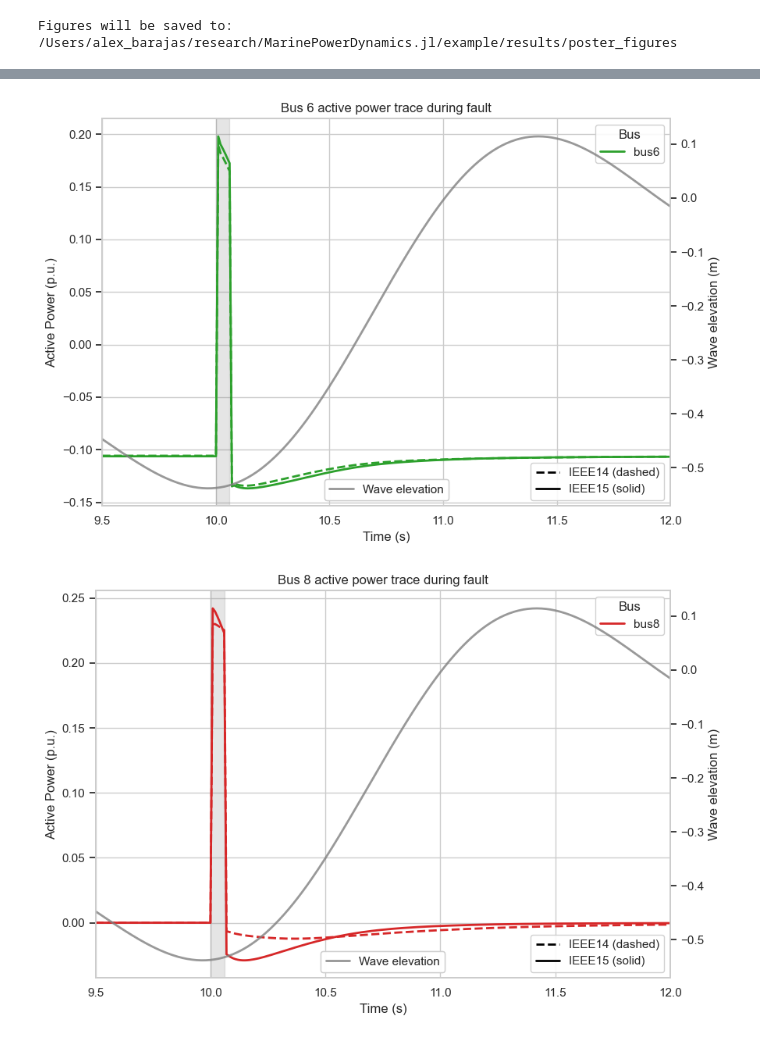
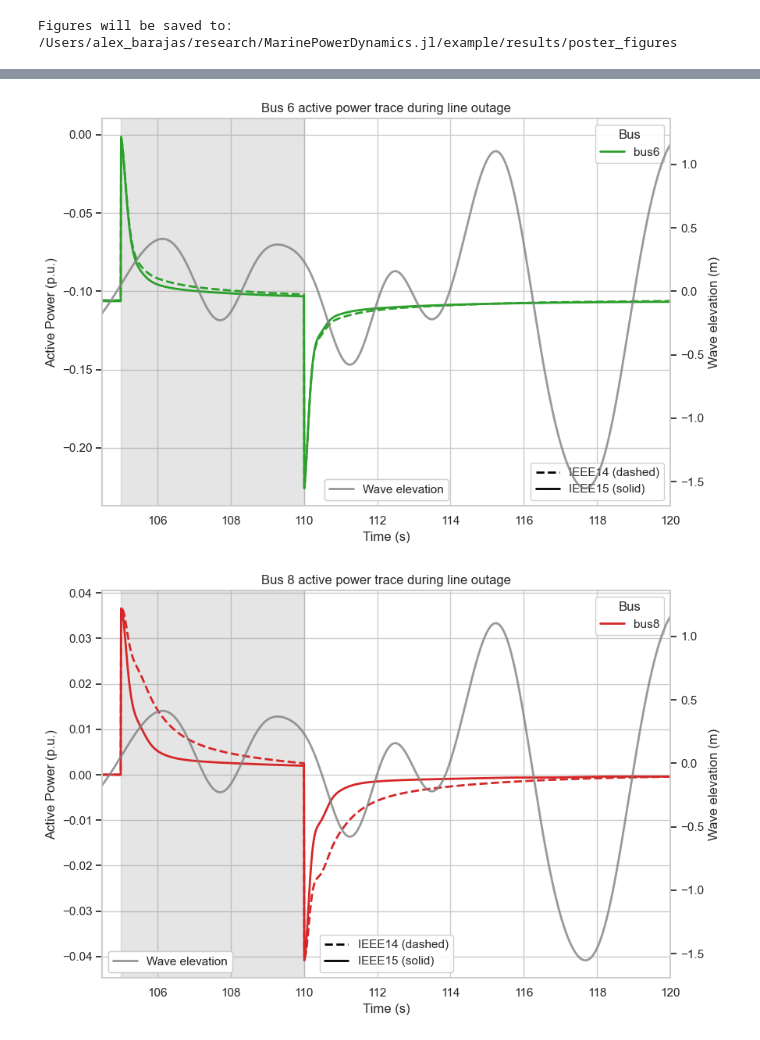
Before and after one commit to barajale/MarinePowerDynamics.jl, a Jupyter notebook: example/NAPS_figures.ipynb, the cells around one changed output, grey strips where cells are left out. Saved outputs shown, nothing was run; the diff lists cells and outputs as text; code cells hidden in the pictures.

```diff
--- a/example/NAPS_figures.ipynb
+++ b/example/NAPS_figures.ipynb
@@ -445,7 +435,7 @@ for bus in freq_buses:
 ax_freq.set_xlabel("Time (s)")
 ax_freq.set_ylabel("Frequency (rad/s)")
 ax_freq.set_title("Bus frequency traces during flat run")
-ax_freq.set_xlim(0.0, 20.0)  # <-- updated to show 0–45 seconds
+ax_freq.set_xlim(*multi_flat_window)
 
 # --- Legends ---
 bus_handles = [plt.Line2D([0], [0], color=colors[bus], lw=2) for bus in freq_buses]
@@ -465,7 +455,7 @@ ax_wave.set_zorder(ax_freq.get_zorder() + 1)
 ax_wave.patch.set_visible(False)
 ax_wave.grid(False)
 
-wave_mask = (wave_time >= 0.0) & (wave_time <= 45.0)
+wave_mask = (wave_time >= multi_flat_window[0]) & (wave_time <= multi_flat_window[1])
 wave_line, = ax_wave.plot(wave_time[wave_mask], wave_elev[wave_mask], color="gray", alpha=0.8, linewidth=2)
 ax_wave.set_ylabel("Wave elevation (m)")
 
@@ -967,13 +1036,13 @@ if bus in p_series_15:
     ax_p.plot(time_fault, p_series_15[bus], linestyle="-", linewidth=2, color=color)
 
 # --- Fault window ---
-ax_p.axvspan(fault_span[0], fault_span[1], color="gray", alpha=0.2)
+ax_p.axvspan(fault_span[0], fault_span[1], color="gray", alpha=0.2, label=fault_label)
 
 # --- Axes and limits ---
 ax_p.set_xlabel("Time (s)")
 ax_p.set_ylabel("Active Power (p.u.)")
-ax_p.set_title("Bus 2 active power trace during fault")
-ax_p.set_xlim(9.5, 12.0)  # focus window
+ax_p.set_title("Bus 2 active power trace during line outage")
+ax_p.set_xlim((104.5, 120))
 
 # --- Bus legend ---
 bus_handle = plt.Line2D([0], [0], color=color, lw=2)
@@ -997,7 +1066,8 @@ ax_wave.set_zorder(ax_p.get_zorder() + 1)
 ax_wave.patch.set_visible(False)
 ax_wave.grid(False)
 
-wave_mask = (wave_time >= 9.5) & (wave_time <= 12.0)
+win = get_window("bus_active_power_fault", "bus2", active_default_window)
+wave_mask = (wave_time >= win[0]) & (wave_time <= win[1])
 wave_legend = None
 if np.any(wave_mask):
     wave_line, = ax_wave.plot(
@@ -1051,13 +1121,13 @@ if bus in p_series_15:
     ax_p.plot(time_fault, p_series_15[bus], linestyle="-", linewidth=2, color=color)
 
 # --- Fault window ---
-ax_p.axvspan(fault_span[0], fault_span[1], color="gray", alpha=0.2)
+ax_p.axvspan(fault_span[0], fault_span[1], color="gray", alpha=0.2, label=fault_label)
 
 # --- Axes and limits ---
 ax_p.set_xlabel("Time (s)")
 ax_p.set_ylabel("Active Power (p.u.)")
-ax_p.set_title("Bus 3 active power trace during fault")
-ax_p.set_xlim(9.5, 12.0)  # focus window
+ax_p.set_title("Bus 3 active power trace during line outage")
+ax_p.set_xlim((104.5, 120))
 
 # --- Bus legend ---
 bus_handle = plt.Line2D([0], [0], color=color, lw=2)
@@ -1081,7 +1151,8 @@ ax_wave.set_zorder(ax_p.get_zorder() + 1)   # wave line visible
 ax_wave.patch.set_visible(False)            # transparent background
 ax_wave.grid(False)
 
-wave_mask = (wave_time >= 9.5) & (wave_time <= 12.0)
+win = get_window("bus_active_power_fault", "bus3", active_default_window)
+wave_mask = (wave_time >= win[0]) & (wave_time <= win[1])
 wave_legend = None
 if np.any(wave_mask):
     wave_line, = ax_wave.plot(
@@ -1135,13 +1206,13 @@ if bus in p_series_15:
     ax_p.plot(time_fault, p_series_15[bus], linestyle="-", linewidth=2, color=color)
 
 # --- Fault window ---
-ax_p.axvspan(fault_span[0], fault_span[1], color="gray", alpha=0.2)
+ax_p.axvspan(fault_span[0], fault_span[1], color="gray", alpha=0.2, label=fault_label)
 
 # --- Axes and limits ---
 ax_p.set_xlabel("Time (s)")
 ax_p.set_ylabel("Active Power (p.u.)")
-ax_p.set_title("Bus 6 active power trace during fault")
-ax_p.set_xlim(9.5, 12.0)
+ax_p.set_title("Bus 6 active power trace during line outage")
+ax_p.set_xlim((104.5, 120))
 
 # --- Bus legend ---
 bus_handle = plt.Line2D([0], [0], color=color, lw=2)
@@ -1165,7 +1236,8 @@ ax_wave.set_zorder(ax_p.get_zorder() + 1)
 ax_wave.patch.set_visible(False)
 ax_wave.grid(False)
 
-wave_mask = (wave_time >= 9.5) & (wave_time <= 12.0)
+win = get_window("bus_active_power_fault", "bus6", active_default_window)
+wave_mask = (wave_time >= win[0]) & (wave_time <= win[1])
 wave_legend = None
 if np.any(wave_mask):
     wave_line, = ax_wave.plot(wave_time[wave_mask], wave_elev[wave_mask], color="gray", alpha=0.8, linewidth=2)
@@ -1187,7 +1259,7 @@ fig.tight_layout()
 fig.savefig(fig_dir / "bus6_active_power_fault.png", dpi=300)
 plt.show()
 # %% [output]
-[figure, old version]
+[figure, new version]
 # %%
 # Figure – Bus 8 active power trace with wave elevation overlay
 bus = "bus8"
@@ -1213,13 +1285,13 @@ if bus in p_series_15:
     ax_p.plot(time_fault, p_series_15[bus], linestyle="-", linewidth=2, color=color)
 
 # --- Fault window ---
-ax_p.axvspan(fault_span[0], fault_span[1], color="gray", alpha=0.2)
+ax_p.axvspan(fault_span[0], fault_span[1], color="gray", alpha=0.2, label=fault_label)
 
 # --- Axes and limits ---
 ax_p.set_xlabel("Time (s)")
 ax_p.set_ylabel("Active Power (p.u.)")
-ax_p.set_title("Bus 8 active power trace during fault")
-ax_p.set_xlim(9.5, 12.0)
+ax_p.set_title("Bus 8 active power trace during line outage")
+ax_p.set_xlim((104.5, 120))
 
 # --- Bus legend ---
 bus_handle = plt.Line2D([0], [0], color=color, lw=2)
@@ -1236,37 +1308,38 @@ if bus in p_series_15:
                                     linewidth=2, label="IEEE15 (solid)"))
 style_legend = None
 if style_handles:
-    style_legend = ax_p.legend(handles=style_handles, loc="lower right")
+    style_legend = ax_p.legend(handles=style_handles, loc="lower center")
     ax_p.add_artist(style_legend)
 
 # --- Twin axis for wave elevation (on top, transparent, no grid) ---
 ax_wave = ax_p.twinx()
 ax_wave.set_zorder(ax_p.get_zorder() + 1)
 ax_wave.patch.set_visible(False)
 ax_wave.grid(False)
 
-wave_mask = (wave_time >= 9.5) & (wave_time <= 12.0)
+win = get_window("bus_active_power_fault", "bus8", active_default_window)
+wave_mask = (wave_time >= win[0]) & (wave_time <= win[1])
 wave_legend = None
 if np.any(wave_mask):
     wave_line, = ax_wave.plot(wave_time[wave_mask], wave_elev[wave_mask],
                               color="gray", alpha=0.8, linewidth=2)
     ax_wave.set_ylabel("Wave elevation (m)")
-    wave_legend = ax_p.legend([wave_line], ["Wave elevation"], loc="lower center")
+    wave_legend = ax_p.legend([wave_line], ["Wave elevation"], loc="lower left")
     ax_p.add_artist(wave_legend)
 else:
     ax_wave.set_ylabel("Wave elevation (m)")
 
 # --- Ensure all legends stay on top and readable ---
 for lg in [bus_legend, style_legend, wave_legend]:
     if lg is not None:
         lg.set_zorder(50)
         lg.get_frame().set_facecolor("white")
         lg.get_frame().set_alpha(0.9)
 
 # --- Layout & save ---
 fig.tight_layout()
 fig.savefig(fig_dir / "bus8_active_power_fault.png", dpi=300)
 plt.show()
 # %% [output]
-[figure, old version]
+[figure, new version]
 # %%
```
Also changed, not shown: parts of 20 cells of this notebook, 5 other files.
